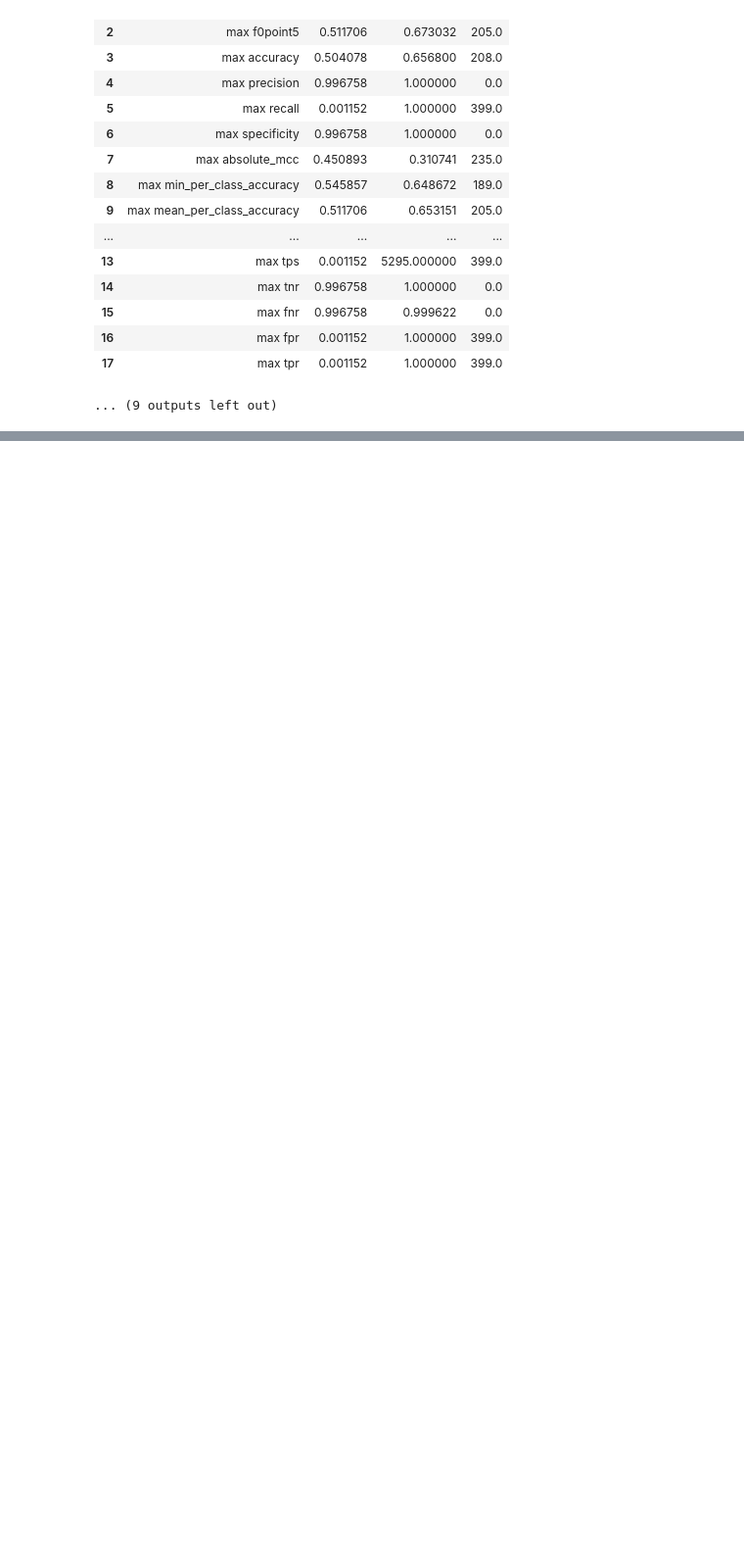
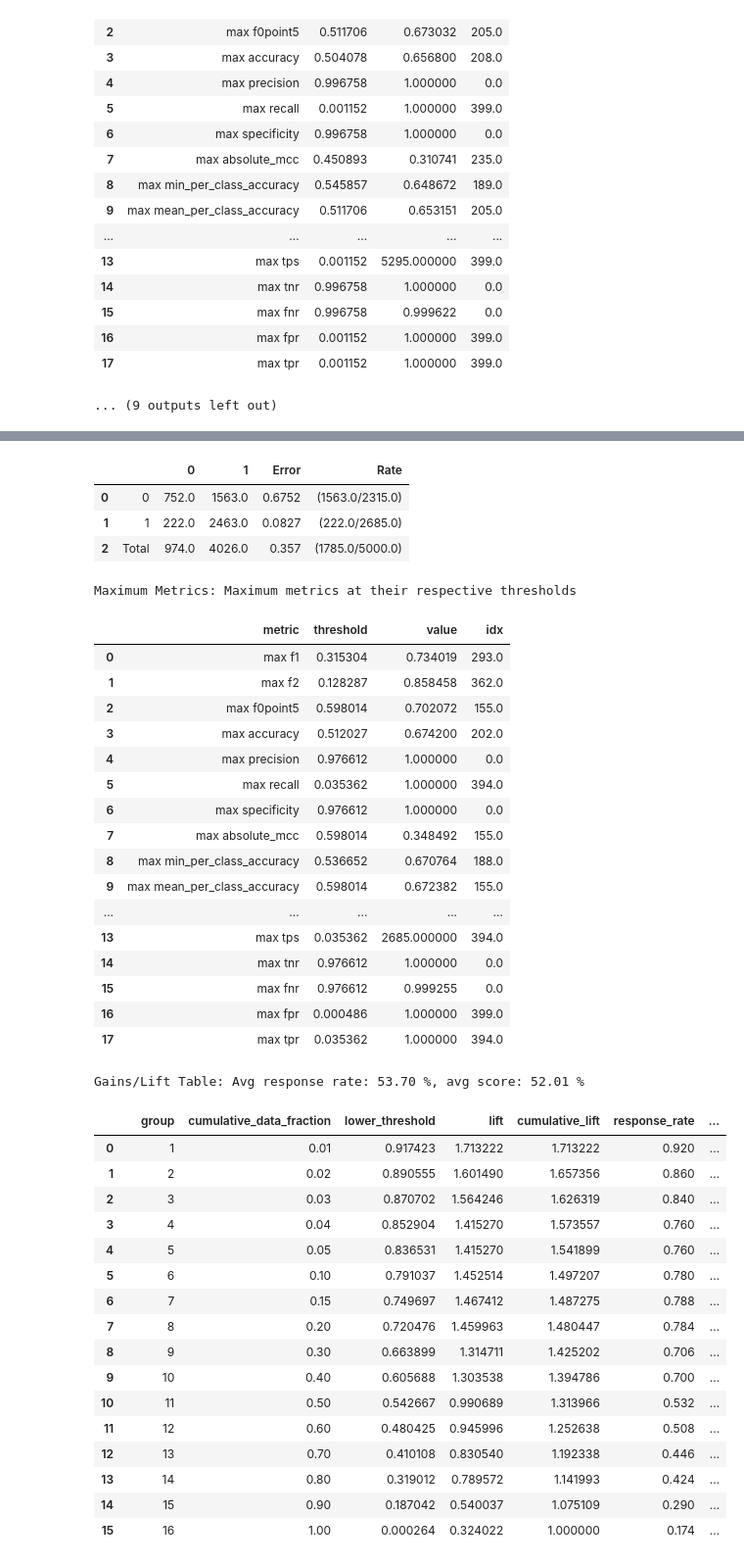
Before and after one commit to sjster/RVA, a Jupyter notebook: AutoML.ipynb, the cells around one changed output, grey strips where cells are left out. Shown at 98% size. Saved outputs shown, nothing was run; the diff lists cells and outputs as text; code cells hidden in the pictures; blank space fills up the shorter version.

```diff
--- a/AutoML.ipynb
+++ b/AutoML.ipynb
@@ -1059,0 +1066,10 @@ Maximum Metrics: Maximum metrics at their respective thresholds
+# %%
+dl = H2ODeepLearningEstimator(model_id="New_DL_model",
+                              hidden=[10,10],
+                              epochs=10,                       # note epoch is provided here instead of in train
+                              export_weights_and_biases=True,
+                              max_runtime_secs=100)
+
+dl.train(x=x, y=y, training_frame=train)
+dl.model_performance(test)
+# %% [output]
@@ -1059,0 +1090,40 @@ Maximum Metrics: Maximum metrics at their respective thresholds
+|  |  | 0 | 1 | Error | Rate |
+| 0 | 0 | 752.0 | 1563.0 | 0.6752 | (1563.0/2315.0) |
+| 1 | 1 | 222.0 | 2463.0 | 0.0827 | (222.0/2685.0) |
+| 2 | Total | 974.0 | 4026.0 | 0.357 | (1785.0/5000.0) |
+Maximum Metrics: Maximum metrics at their respective thresholds
+|  | metric | threshold | value | idx |
+| 0 | max f1 | 0.315304 | 0.734019 | 293.0 |
+| 1 | max f2 | 0.128287 | 0.858458 | 362.0 |
+| 2 | max f0point5 | 0.598014 | 0.702072 | 155.0 |
+| 3 | max accuracy | 0.512027 | 0.674200 | 202.0 |
+| 4 | max precision | 0.976612 | 1.000000 | 0.0 |
+| 5 | max recall | 0.035362 | 1.000000 | 394.0 |
+| 6 | max specificity | 0.976612 | 1.000000 | 0.0 |
+| 7 | max absolute_mcc | 0.598014 | 0.348492 | 155.0 |
+| 8 | max min_per_class_accuracy | 0.536652 | 0.670764 | 188.0 |
+| 9 | max mean_per_class_accuracy | 0.598014 | 0.672382 | 155.0 |
+| ... | ... | ... | ... | ... |
+| 13 | max tps | 0.035362 | 2685.000000 | 394.0 |
+| 14 | max tnr | 0.976612 | 1.000000 | 0.0 |
+| 15 | max fnr | 0.976612 | 0.999255 | 0.0 |
+| 16 | max fpr | 0.000486 | 1.000000 | 399.0 |
+| 17 | max tpr | 0.035362 | 1.000000 | 394.0 |
+Gains/Lift Table: Avg response rate: 53.70 %, avg score: 52.01 %
+|  |  | group | cumulative_data_fraction | lower_threshold | lift | cumulative_lift | response_rate | ... |
+| 0 |  | 1 | 0.01 | 0.917423 | 1.713222 | 1.713222 | 0.920 | ... |
+| 1 |  | 2 | 0.02 | 0.890555 | 1.601490 | 1.657356 | 0.860 | ... |
+| 2 |  | 3 | 0.03 | 0.870702 | 1.564246 | 1.626319 | 0.840 | ... |
+| 3 |  | 4 | 0.04 | 0.852904 | 1.415270 | 1.573557 | 0.760 | ... |
+| 4 |  | 5 | 0.05 | 0.836531 | 1.415270 | 1.541899 | 0.760 | ... |
+| 5 |  | 6 | 0.10 | 0.791037 | 1.452514 | 1.497207 | 0.780 | ... |
+| 6 |  | 7 | 0.15 | 0.749697 | 1.467412 | 1.487275 | 0.788 | ... |
+| 7 |  | 8 | 0.20 | 0.720476 | 1.459963 | 1.480447 | 0.784 | ... |
+| 8 |  | 9 | 0.30 | 0.663899 | 1.314711 | 1.425202 | 0.706 | ... |
+| 9 |  | 10 | 0.40 | 0.605688 | 1.303538 | 1.394786 | 0.700 | ... |
+| 10 |  | 11 | 0.50 | 0.542667 | 0.990689 | 1.313966 | 0.532 | ... |
+| 11 |  | 12 | 0.60 | 0.480425 | 0.945996 | 1.252638 | 0.508 | ... |
+| 12 |  | 13 | 0.70 | 0.410108 | 0.830540 | 1.192338 | 0.446 | ... |
+| 13 |  | 14 | 0.80 | 0.319012 | 0.789572 | 1.141993 | 0.424 | ... |
+| 14 |  | 15 | 0.90 | 0.187042 | 0.540037 | 1.075109 | 0.290 | ... |
+| 15 |  | 16 | 1.00 | 0.000264 | 0.324022 | 1.000000 | 0.174 | ... |
```
Also changed, not shown: parts of 11 cells of this notebook, 1 other file.
